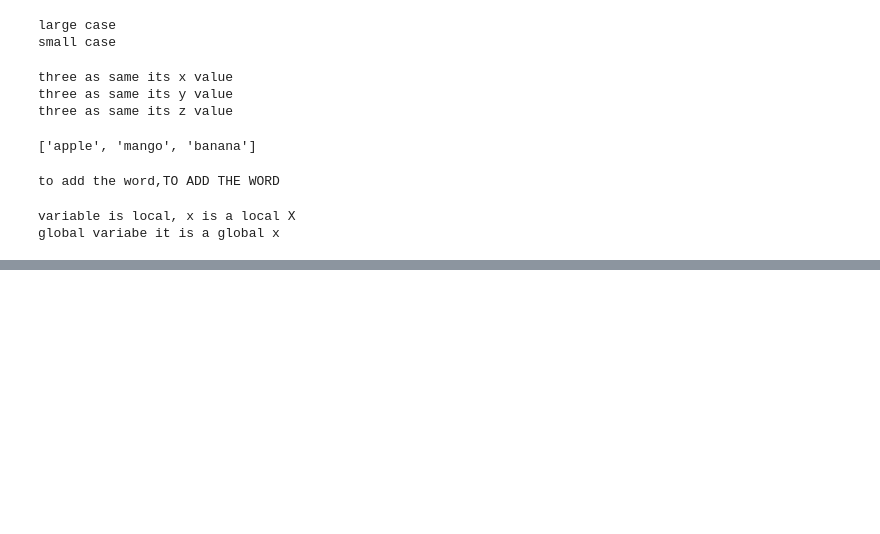
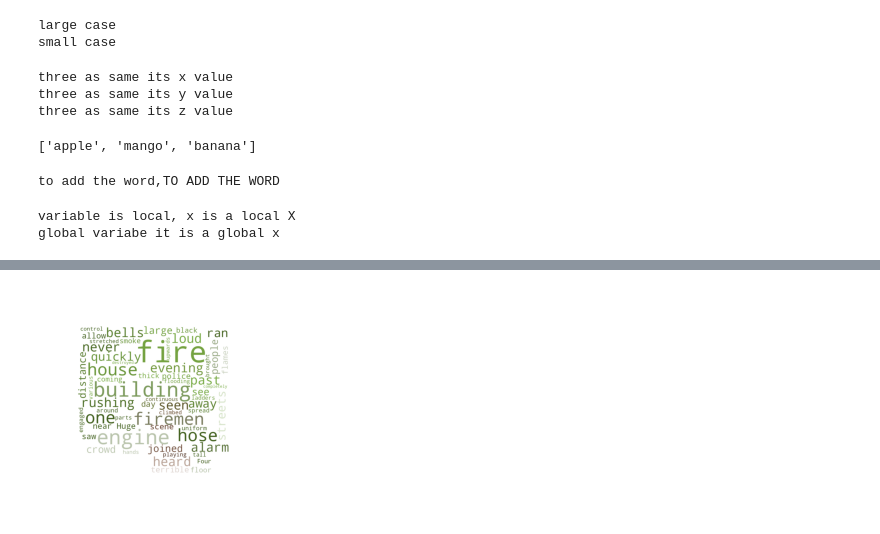
Before and after one commit to dj21-vicky21/python, a Jupyter notebook: W3school.ipynb, the cells around one changed output, grey strips where cells are left out. Saved outputs shown, nothing was run; the diff lists cells and outputs as text; code cells hidden in the pictures; blank space fills up the shorter version.

```diff
--- a/W3school.ipynb
+++ b/W3school.ipynb
@@ -84,0 +134,17 @@ global variabe it is a global x
+# %%
+import numpy as np
+from PIL import Image
+from wordcloud import WordCloud,ImageColorGenerator,STOPWORDS
+import matplotlib.pyplot as plt
+
+txt =open("sample.txt").read()
+background_Image = np.array(Image.open("tree.png"))
+img_color = ImageColorGenerator(background_Image)
+wc = WordCloud(background_color ='white',mask = background_Image,max_words = 150,stopwords=set(STOPWORDS) ).generate(txt)
+wc.recolor(color_func = img_color)
+wc.to_file("treea.png")
+plt.imshow(wc)
+plt.axis("off")
+plt.margins(x=0,y=0)
+# %% [output]
+[figure, added]
```
Also changed, not shown: parts of 12 cells of this notebook.
